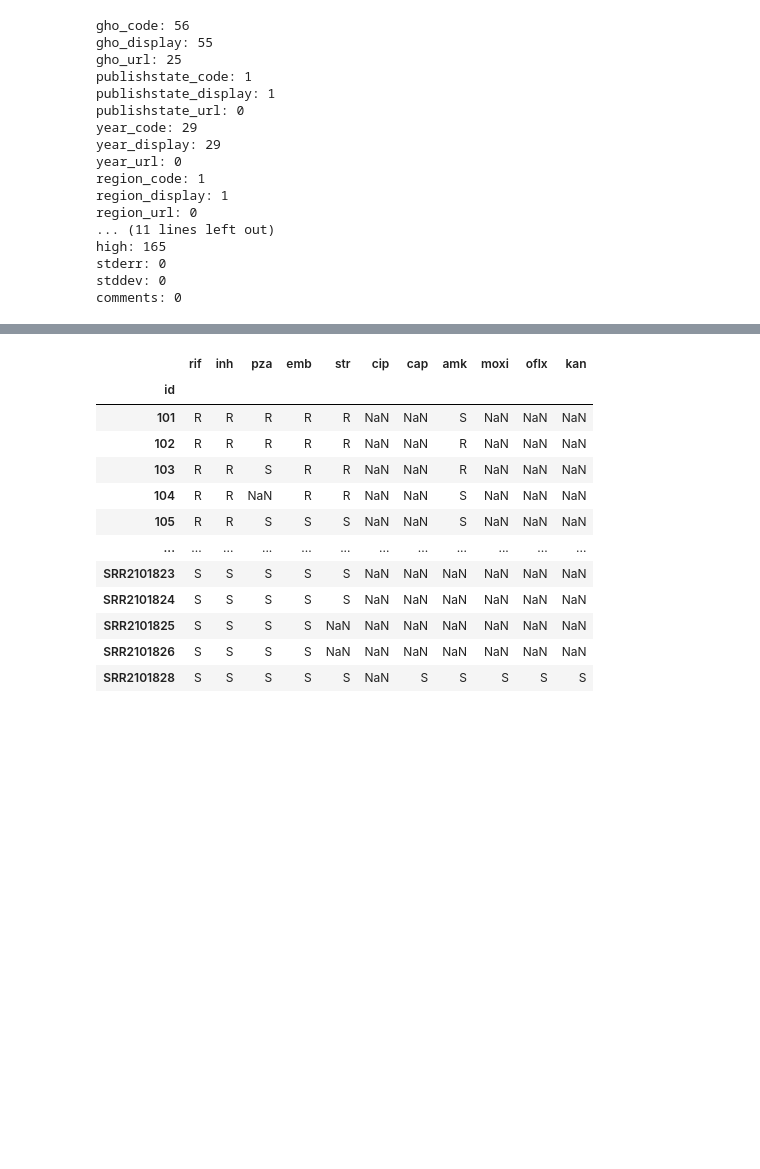
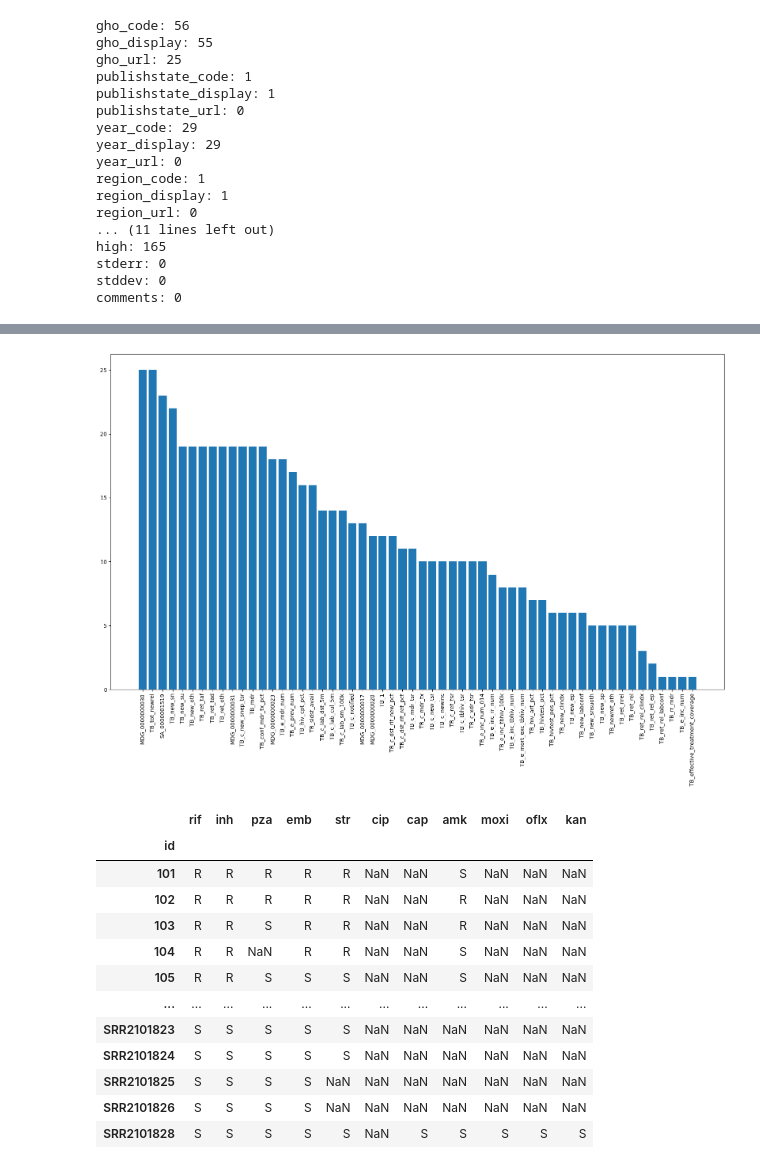
Before and after one commit to smurfedGitHubIO/GTB-Analysis, a Jupyter notebook: analysis.ipynb, the cells around one changed output, grey strips where cells are left out. Saved outputs shown, nothing was run; the diff lists cells and outputs as text; code cells hidden in the pictures; blank space fills up the shorter version.

```diff
--- a/analysis.ipynb
+++ b/analysis.ipynb
@@ -73,0 +93,7 @@ print(df.gho_url.nunique())
+# %%
+plt.figure(figsize=(20,11))
+plt.bar(x=df.gho_code.unique(), height=df.gho_code.value_counts())
+plt.xticks(rotation=90)
+plt.show()
+# %% [output]
+[figure, added]
```
Also changed, not shown: parts of 13 cells of this notebook.
